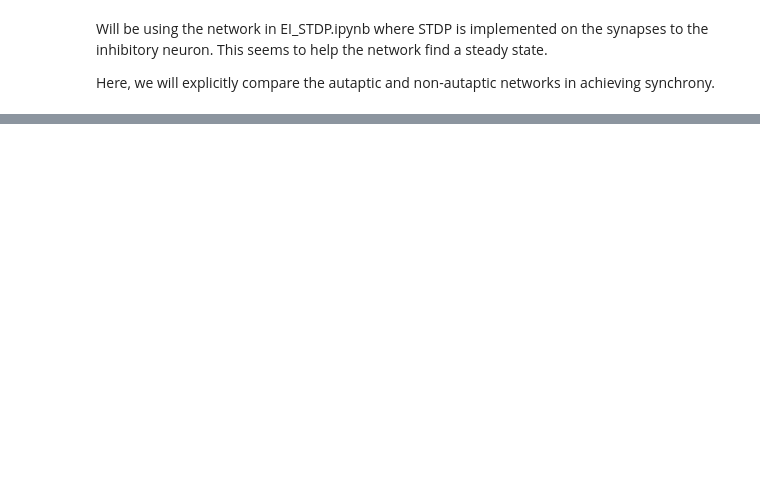
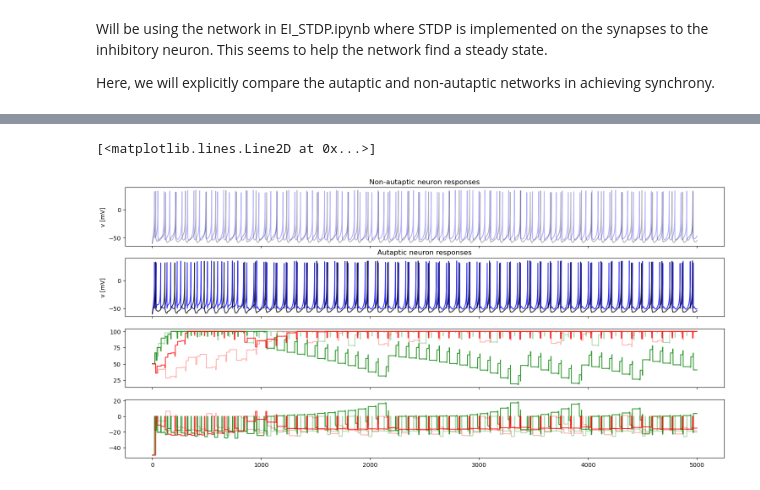
Before and after one commit to liammcs10/AQUA_project, a Jupyter notebook: micro-circuit/EI_STDP_comparison.ipynb, the cells around one changed output, grey strips where cells are left out. Cells and saved outputs as stored; diff of their text form; code cells hidden in the pictures; blank space fills up the shorter version.

```diff
--- a/micro-circuit/EI_STDP_comparison.ipynb
+++ b/micro-circuit/EI_STDP_comparison.ipynb
@@ -46,5 +50,24 @@ def visualise_connectivity(S):
     ylim(-1, Nt)
     xlabel('Source neuron index')
     ylabel('Target neuron index')
+# %%
+### Store the simulation parameters below.
+
+# DRIVING CURRENTS
+INPUT_E1 = 220
+INPUT_E2 = 150
+
+# SYNAPSE STRENGTH
+E1_TO_E2 = 80
+E2_TO_E1 = 80
+
+#  INHIBITORY PARAMETERS
+THRESHOLD_OFFSET = 0
+W_MAX = 100
+
+# simulation parameters
+T = 5000 # ms
+dt = 0.1
+N_iter = int(T/dt)
 # %%
 '''
@@ -400,0 +414,34 @@ spike_trains_I = spikemon_I_aut.spike_trains()
+# %%
+### Plot the outputs for each trial
+
+# 1. SIMPLY PLOT THE TRACES
+
+fig, ax = plt.subplots(4, 1, figsize = (15, 7), sharex = True)
+fig.tight_layout()
+
+#plot non-autaptic neurons
+ax[0].plot(M_v_E.t/ms, M_v_E.v[0], c = 'blue', alpha = 0.3, label = 'non-autaptic neuron 1')
+ax[0].plot(M_v_E.t/ms, M_v_E.v[1], c = 'black', alpha = 0.3, label = 'non-autaptic neuron 2')
+ax[0].set_title('Non-autaptic neuron responses')
+ax[0].set_ylabel('v [mV]')
+
+# plot autaptic neurons
+ax[1].plot(M_v_E_aut.t/ms, M_v_E_aut.v[0], c = 'blue', alpha = 0.8, label = 'autaptic neuron 1')
+ax[1].plot(M_v_E_aut.t/ms, M_v_E_aut.v[1], c = 'black', alpha = 0.8, label = 'non-autaptic neuron 2')
+ax[1].set_title('Autaptic neuron responses')
+ax[1].set_ylabel('v [mV]')
+
+# plot synapse variables at the inhibitory neuron
+ax[2].plot(M_syn_EI.t/ms, M_syn_EI.w_exc[0], c = 'green', alpha = 0.3, label = 'NAut - E1 to I')
+ax[2].plot(M_syn_EI.t/ms, M_syn_EI.w_exc[1], c = 'red', alpha = 0.3, label = 'NAut - E2 to I')
+ax[2].plot(M_syn_EI_aut.t/ms, M_syn_EI_aut.w_exc[0], c = 'green', alpha = 0.8, label = 'Aut - E1 to I')
+ax[2].plot(M_syn_EI_aut.t/ms, M_syn_EI_aut.w_exc[1], c = 'red', alpha = 0.8, label = 'Aut - E2 to I')
+
+# plot synapse variables at the inhibitory neuron
+ax[3].plot(M_syn_IE.t/ms, M_syn_IE.w_inh[0], c = 'green', alpha = 0.3, label = 'NAut - E1 to I')
+ax[3].plot(M_syn_IE.t/ms, M_syn_IE.w_inh[1], c = 'red', alpha = 0.3, label = 'NAut - E2 to I')
+ax[3].plot(M_syn_IE_aut.t/ms, M_syn_IE_aut.w_inh[0], c = 'green', alpha = 0.8, label = 'Aut - E1 to I')
+ax[3].plot(M_syn_IE_aut.t/ms, M_syn_IE_aut.w_inh[1], c = 'red', alpha = 0.8, label = 'Aut - E2 to I')
+# %% [output]
+[<matplotlib.lines.Line2D at 0x...>]
+[figure, added]
```
Also changed, not shown: parts of 6 cells of this notebook, 2 other files.
